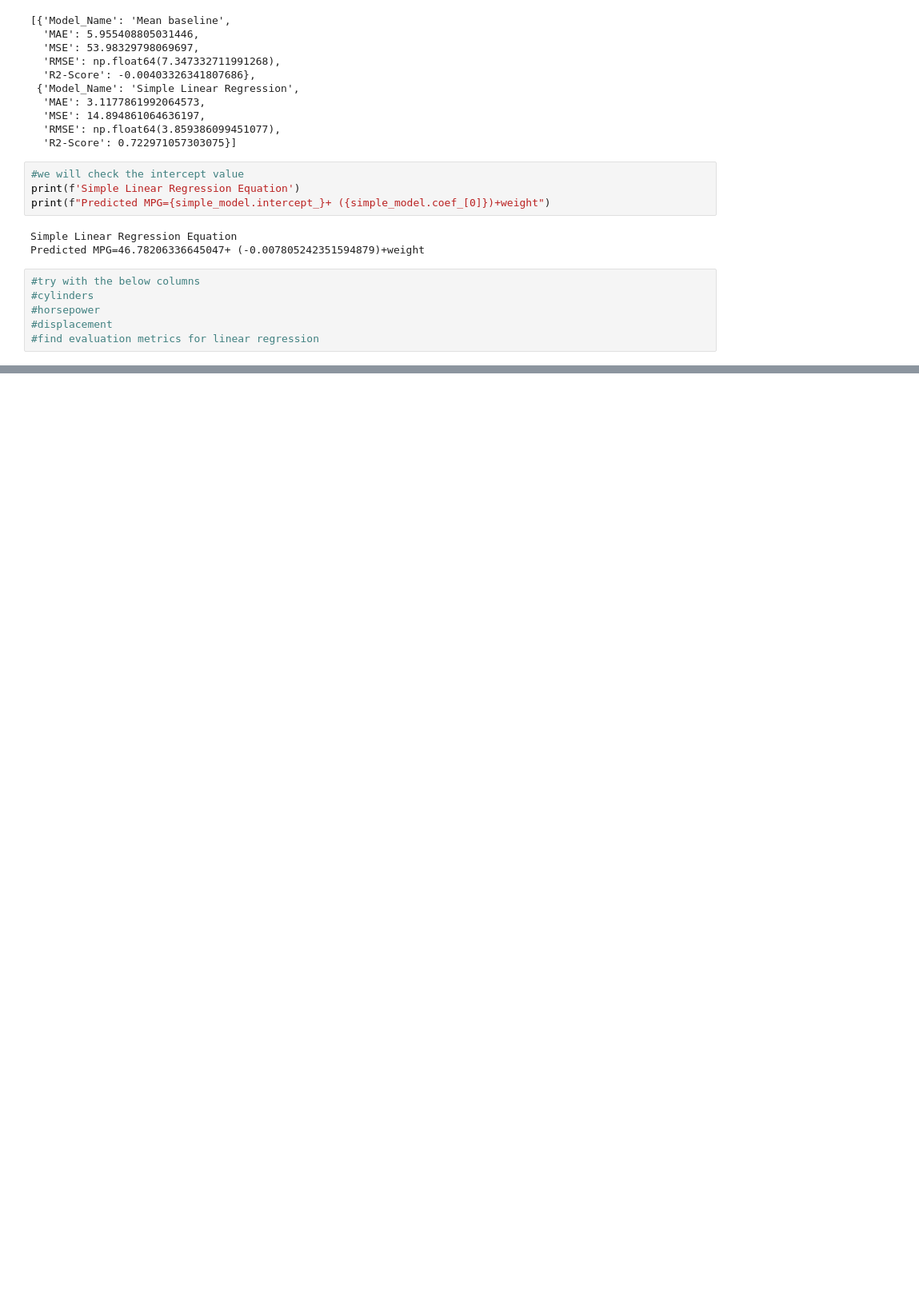
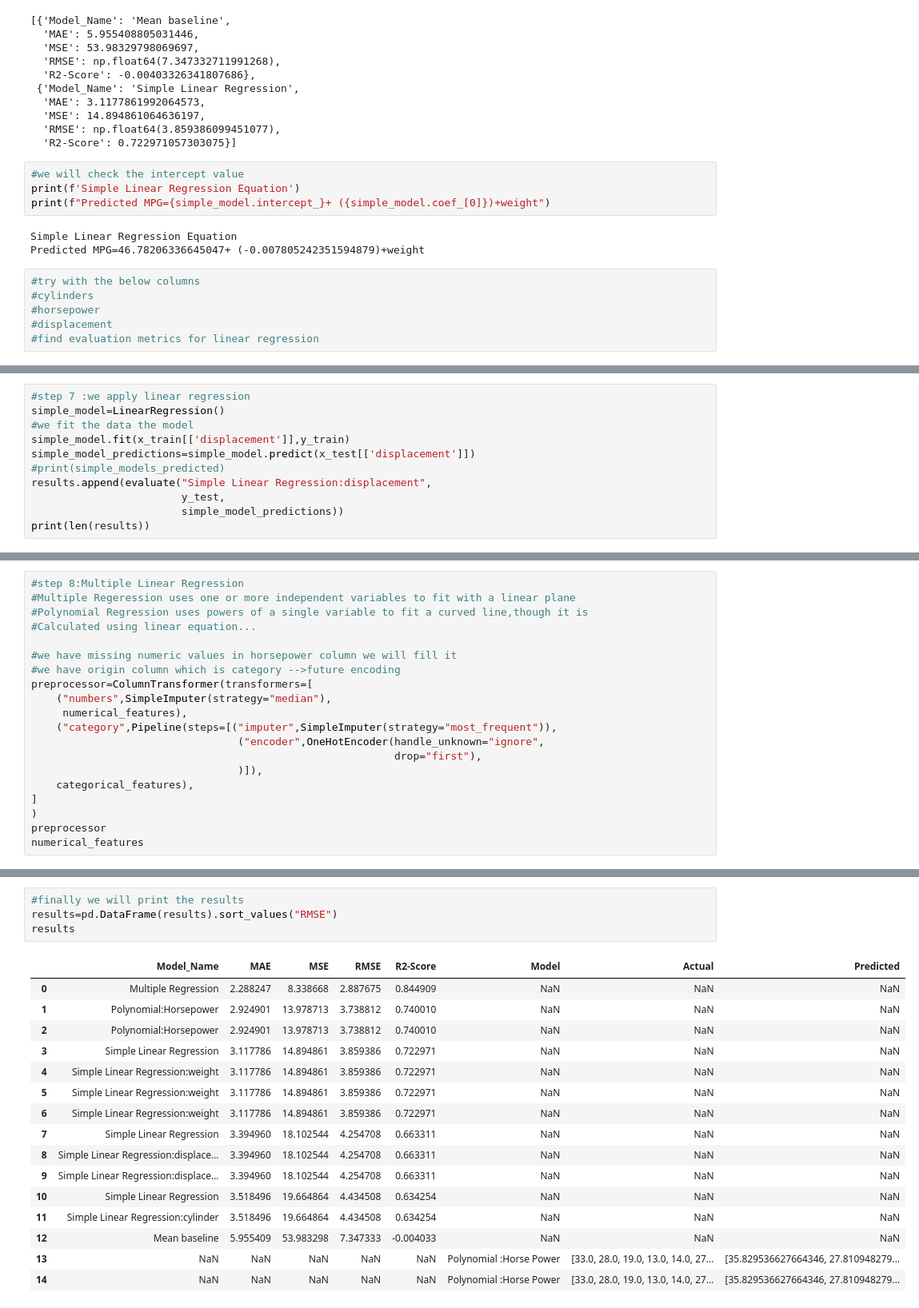
Before and after one commit to davulurunagalakshmi573-sudo/Exploratory_Data_Analysis, a Jupyter notebook: day2-workshop.ipynb, the cells around one changed output, grey strips where cells are left out. Shown at 80% size. Drawn from its saved outputs; the diff is of its cells as text; blank space fills up the shorter version.

```diff
--- a/day2-workshop.ipynb
+++ b/day2-workshop.ipynb
@@ -429,0 +416,11 @@ Predicted MPG=46.78206336645047+ (-0.007805242351594879)+displacement
+# %%
+#step 7 :we apply linear regression
+simple_model=LinearRegression()
+#we fit the data the model
+simple_model.fit(x_train[['displacement']],y_train)
+simple_model_predictions=simple_model.predict(x_test[['displacement']])
+#print(simple_models_predicted)
+results.append(evaluate("Simple Linear Regression:displacement",
+                        y_test,
+                        simple_model_predictions))
+print(len(results))
@@ -429,0 +449,20 @@ Predicted MPG=46.78206336645047+ (-0.007805242351594879)+displacement
+# %%
+#step 8:Multiple Linear Regression
+#Multiple Regeression uses one or more independent variables to fit with a linear plane
+#Polynomial Regression uses powers of a single variable to fit a curved line,though it is
+#Calculated using linear equation...
+
+#we have missing numeric values in horsepower column we will fill it
+#we have origin column which is category -->future encoding
+preprocessor=ColumnTransformer(transformers=[
+    ("numbers",SimpleImputer(strategy="median"),
+     numerical_features),
+    ("category",Pipeline(steps=[("imputer",SimpleImputer(strategy="most_frequent")),
+                                 ("encoder",OneHotEncoder(handle_unknown="ignore",
+                                                          drop="first"),
+                                 )]),
+    categorical_features),
+]
+)
+preprocessor
+numerical_features
@@ -429,0 +592,21 @@ Predicted MPG=46.78206336645047+ (-0.007805242351594879)+displacement
+# %%
+#finally we will print the results
+results=pd.DataFrame(results).sort_values("RMSE")
+results
+# %% [output]
+|  | Model_Name | MAE | MSE | RMSE | R2-Score | Model | Actual | Predicted |
+| 0 | Multiple Regression | 2.288247 | 8.338668 | 2.887675 | 0.844909 | NaN | NaN | NaN |
+| 1 | Polynomial:Horsepower | 2.924901 | 13.978713 | 3.738812 | 0.740010 | NaN | NaN | NaN |
+| 2 | Polynomial:Horsepower | 2.924901 | 13.978713 | 3.738812 | 0.740010 | NaN | NaN | NaN |
+| 3 | Simple Linear Regression | 3.117786 | 14.894861 | 3.859386 | 0.722971 | NaN | NaN | NaN |
+| 4 | Simple Linear Regression:weight | 3.117786 | 14.894861 | 3.859386 | 0.722971 | NaN | NaN | NaN |
+| 5 | Simple Linear Regression:weight | 3.117786 | 14.894861 | 3.859386 | 0.722971 | NaN | NaN | NaN |
+| 6 | Simple Linear Regression:weight | 3.117786 | 14.894861 | 3.859386 | 0.722971 | NaN | NaN | NaN |
+| 7 | Simple Linear Regression | 3.394960 | 18.102544 | 4.254708 | 0.663311 | NaN | NaN | NaN |
+| 8 | Simple Linear Regression:displace... | 3.394960 | 18.102544 | 4.254708 | 0.663311 | NaN | NaN | NaN |
+| 9 | Simple Linear Regression:displace... | 3.394960 | 18.102544 | 4.254708 | 0.663311 | NaN | NaN | NaN |
+| 10 | Simple Linear Regression | 3.518496 | 19.664864 | 4.434508 | 0.634254 | NaN | NaN | NaN |
+| 11 | Simple Linear Regression:cylinder | 3.518496 | 19.664864 | 4.434508 | 0.634254 | NaN | NaN | NaN |
+| 12 | Mean baseline | 5.955409 | 53.983298 | 7.347333 | -0.004033 | NaN | NaN | NaN |
+| 13 | NaN | NaN | NaN | NaN | NaN | Polynomial :Horse Power | [33.0, 28.0, 19.0, 13.0, 14.0, 27... | [35.829536627664346, 27.810948279... |
+| 14 | NaN | NaN | NaN | NaN | NaN | Polynomial :Horse Power | [33.0, 28.0, 19.0, 13.0, 14.0, 27... | [35.829536627664346, 27.810948279... |
```
Also changed, not shown: parts of 15 cells of this notebook.
